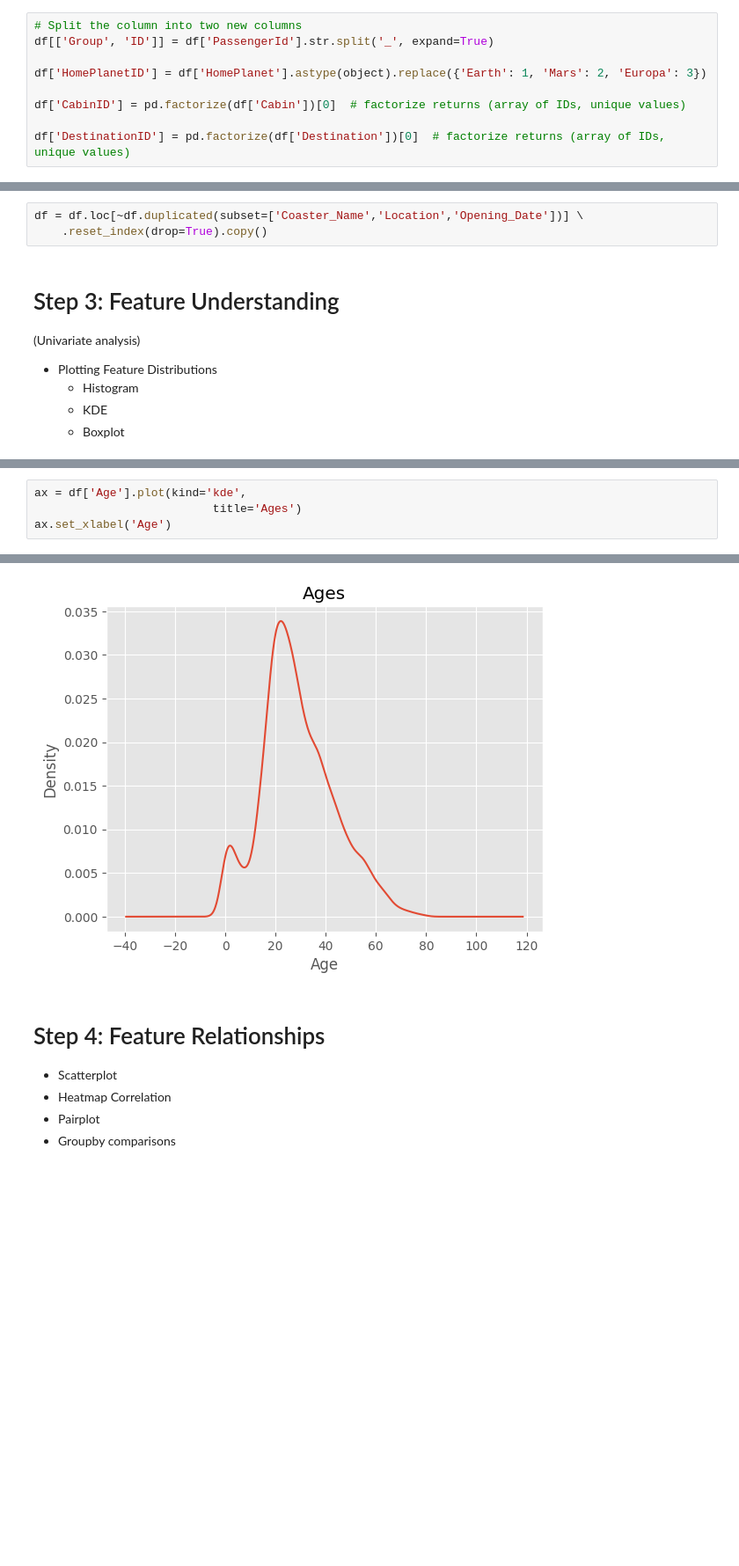
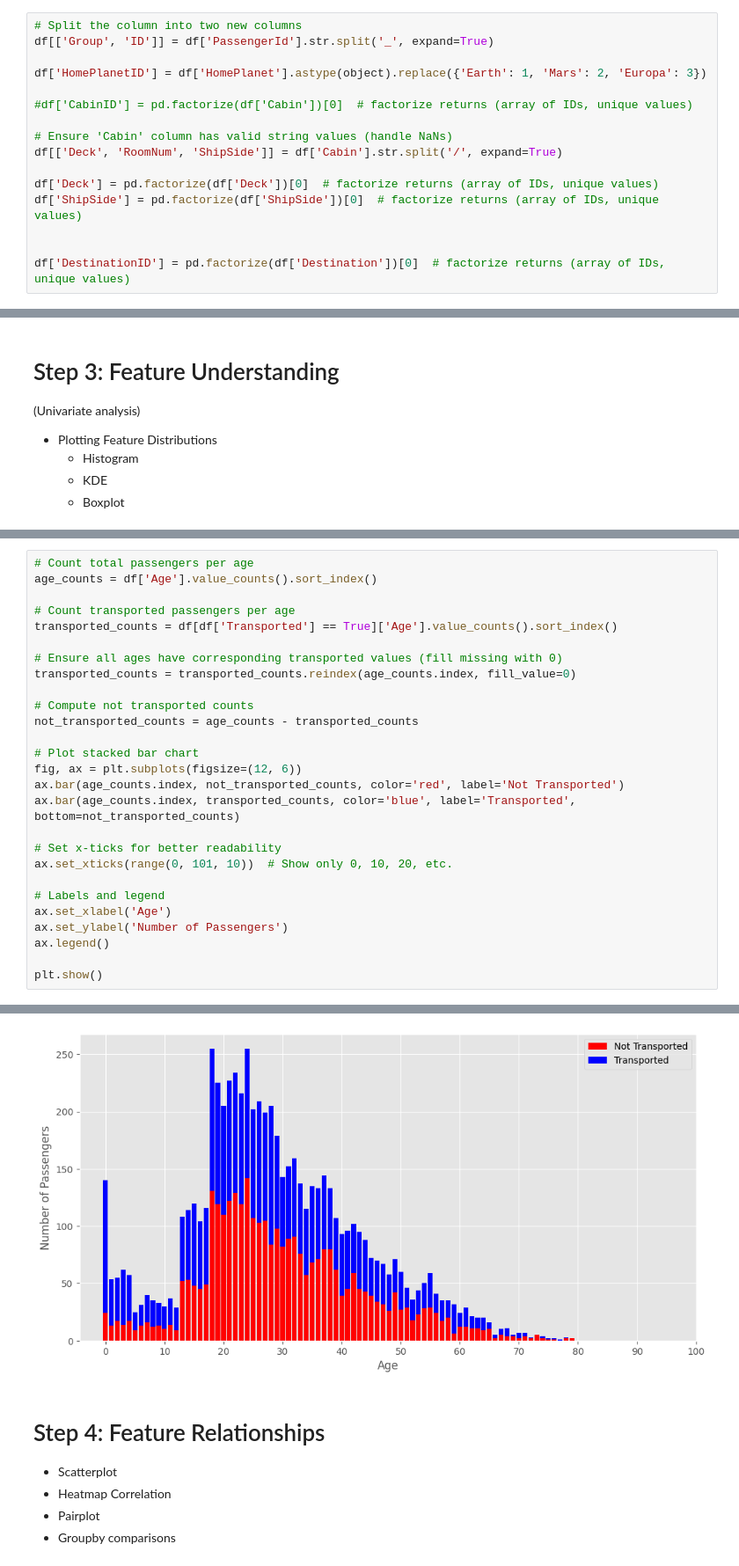
Before and after one commit to henrikmw/spaceship-titanic, a Jupyter notebook: main.ipynb, the cells around one changed output, grey strips where cells are left out. Shown at 88% size. Saved outputs shown, nothing was run; the diff lists cells and outputs as text; blank space fills up the shorter version.

```diff
--- a/main.ipynb
+++ b/main.ipynb
@@ -84,6 +84,13 @@ df[['Group', 'ID']] = df['PassengerId'].str.split('_', expand=True)
 
 df['HomePlanetID'] = df['HomePlanet'].astype(object).replace({'Earth': 1, 'Mars': 2, 'Europa': 3})
 
-df['CabinID'] = pd.factorize(df['Cabin'])[0]  # factorize returns (array of IDs, unique values)
+#df['CabinID'] = pd.factorize(df['Cabin'])[0]  # factorize returns (array of IDs, unique values)
+
+# Ensure 'Cabin' column has valid string values (handle NaNs)
+df[['Deck', 'RoomNum', 'ShipSide']] = df['Cabin'].str.split('/', expand=True)
+
+df['Deck'] = pd.factorize(df['Deck'])[0]  # factorize returns (array of IDs, unique values)
+df['ShipSide'] = pd.factorize(df['ShipSide'])[0]  # factorize returns (array of IDs, unique values)
+
 
 df['DestinationID'] = pd.factorize(df['Destination'])[0]  # factorize returns (array of IDs, unique values)
@@ -138,7 +160,4 @@ Index(['HomePlanet', 'CryoSleep', 'Cabin', 'Destination', 'Age', 'VIP',
       dtype='object')
-# %%
-df = df.loc[~df.duplicated(subset=['Coaster_Name','Location','Opening_Date'])] \
-    .reset_index(drop=True).copy()
 # %% [markdown]
 # Step 3: Feature Understanding
 (Univariate analysis)
@@ -167,5 +196,28 @@ Text(0, 0.5, 'Count')
 # %%
-ax = df['Age'].plot(kind='kde',
-                          title='Ages')
+# Count total passengers per age
+age_counts = df['Age'].value_counts().sort_index()
+
+# Count transported passengers per age
+transported_counts = df[df['Transported'] == True]['Age'].value_counts().sort_index()
+
+# Ensure all ages have corresponding transported values (fill missing with 0)
+transported_counts = transported_counts.reindex(age_counts.index, fill_value=0)
+
+# Compute not transported counts
+not_transported_counts = age_counts - transported_counts
+
+# Plot stacked bar chart
+fig, ax = plt.subplots(figsize=(12, 6))
+ax.bar(age_counts.index, not_transported_counts, color='red', label='Not Transported')
+ax.bar(age_counts.index, transported_counts, color='blue', label='Transported', bottom=not_transported_counts)
+
+# Set x-ticks for better readability
+ax.set_xticks(range(0, 101, 10))  # Show only 0, 10, 20, etc.
+
+# Labels and legend
 ax.set_xlabel('Age')
+ax.set_ylabel('Number of Passengers')
+ax.legend()
+
+plt.show()
 # %% [output]
@@ -173,4 +224,4 @@ Text(0.5, 0, 'Age')
-[figure, old version]
+[figure, new version]
 # %% [markdown]
 # Step 4: Feature Relationships
 - Scatterplot
```
Also changed, not shown: parts of 16 cells of this notebook.
